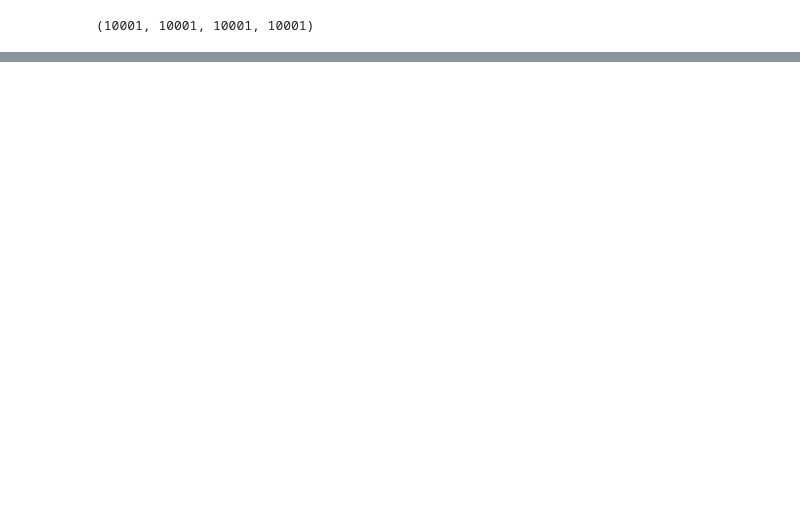
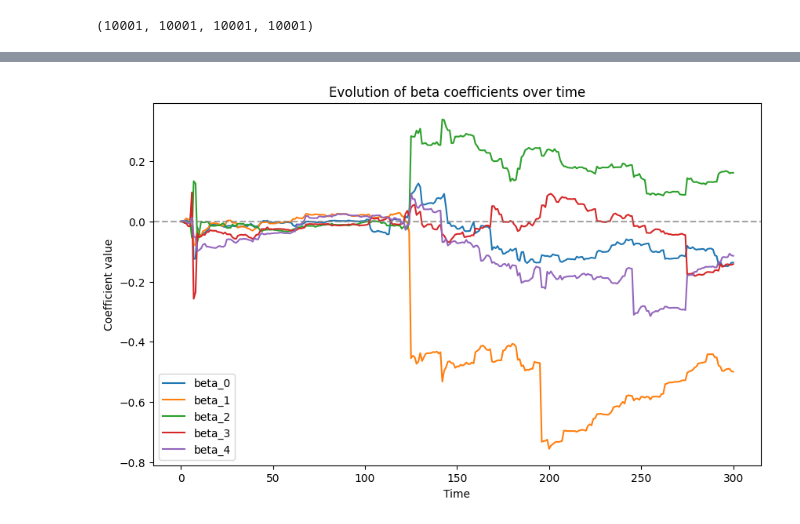
Before and after one commit to jonathanbodoseim/Lasso_paper, a Jupyter notebook: Theory/Least_Square_Learning.ipynb, the cells around one changed output, grey strips where cells are left out. Drawn from its saved outputs; the diff is of its cells as text; code cells hidden in the pictures; blank space fills up the shorter version.

```diff
--- a/Theory/Least_Square_Learning.ipynb
+++ b/Theory/Least_Square_Learning.ipynb
@@ -238,0 +300,18 @@ Notes:
+# %%
+# turn history_beta into a 2D array: shape (T+1, K)
+betas = np.vstack(agent.history_beta)
+
+# plot each coefficient over time
+plt.figure(figsize=(10,6))
+for k in range(betas.shape[1]):
+    plt.plot(betas[:, k], label=f"beta_{k}")
+
+#add horizontal line at 0
+plt.axhline(y=0, color='gray', linestyle='--', alpha = 0.7)
+plt.xlabel("Time")
+plt.ylabel("Coefficient value")
+plt.title("Evolution of beta coefficients over time")
+plt.legend()
+plt.show()
+# %% [output]
+[figure, added]
```
Also changed, not shown: parts of 18 cells of this notebook, 11 other files.
